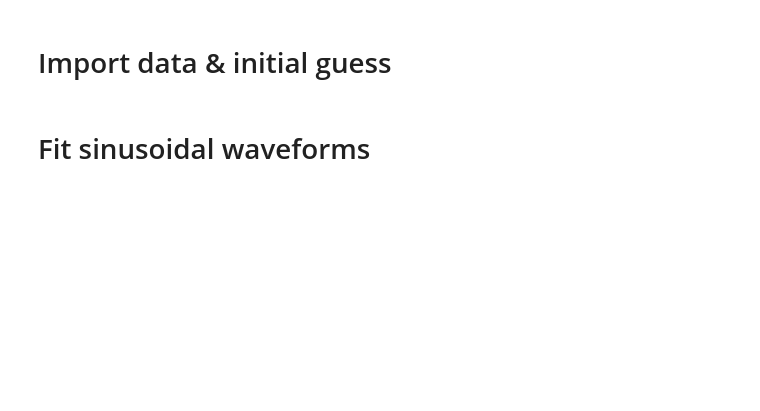
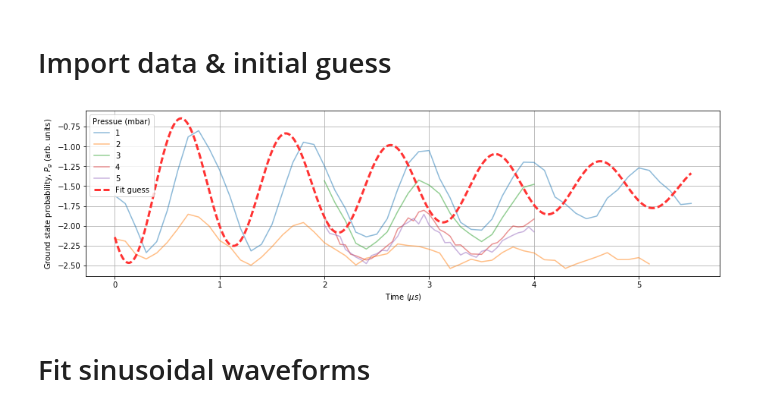
Before and after one commit to aa-morgan/rydberg-general, a Jupyter notebook: nh3_collisions/ramsey_fit.ipynb, the cells around one changed output. Saved outputs shown, nothing was run; the diff lists cells and outputs as text; code cells hidden in the pictures; blank space fills up the shorter version.

```diff
--- a/nh3_collisions/ramsey_fit.ipynb
+++ b/nh3_collisions/ramsey_fit.ipynb
@@ -22,44 +22,51 @@ def create_filepaths(numbers, pre_path):
             padded_numbers = np.append(padded_numbers, pre_path + str(n) + file_ext)
     return padded_numbers
 # %%
-def decayingSinModel(time, freq, T_decay, amp, phase, offset):
+def decayingSinModel(time, freq, T_decay, amp, phase, offset, drift):
     # Linearly decaying sinusoidal function
-    return amp * np.exp(-time/T_decay) * np.sin(2*np.pi*( freq*time ) + np.radians(phase)) + offset
+    return amp * np.exp(-time/T_decay) * np.sin(2*np.pi*( freq*time ) + np.radians(phase)) + offset + (drift*time)
 # %%
 def ramsey_fit_guess_default():
-    freq_guess = 1 # MHz
-    T_decay_guess = 4 # us
-    amp_guess = 1
+    freq_guess = 1.0 # MHz
+    T_decay_guess = 4.0 # us
+    amp_guess = 1.0
     phase_guess = 220
     offset_guess = -1.5
-    return [freq_guess, T_decay_guess, amp_guess, phase_guess, offset_guess]
+    drift_guess = 0.0
+    return [freq_guess, T_decay_guess, amp_guess, phase_guess, offset_guess, drift_guess]
 # %%
 # date = '290317'
 # file_numbers = [20,21,24,25,26]
-def ramsey_fit_test(date, file_numbers, pressures=[], guess=ramsey_fit_guess_default()):
+def ramsey_fit_test(date, file_numbers, pressures=[], guess=ramsey_fit_guess_default(), crop=[0,0]):
     file_path = "C:\data\\" + date + "\\SR" + date + "_"
     full_paths = create_filepaths(file_numbers, file_path)
     if pressures == []: pressures = np.arange(1, len(full_paths)+1, 1)
 
     matplotlib.rcParams['figure.figsize'] = (15.0, 4.0)
     min_time, max_time = 0, 0
     for i, path in enumerate(full_paths):
         data = np.loadtxt(path)
         time = data[:,1] * 10E6
+        time = time[crop[0]:len(time)-crop[1]]
+        p_g = data[:,4] * 10E9
+        p_g = p_g[crop[0]:len(p_g)-crop[1]]
+
         min_time = np.min([min_time, np.min(time)])
         max_time = np.max([max_time, np.max(time)])
-        p_g = data[:,4] * 10E9
+
         plt.plot(time, p_g, alpha=0.5, label=str(pressures[i]))
 
     timeSteps = np.linspace(min_time, max_time, 1000)
 
     plt.plot(timeSteps, decayingSinModel(timeSteps, *guess), '--', lw=3, color=[1.0,0.2,0.2], label='Fit guess')
     plt.xlabel('Time ($\mu s$)')
     plt.ylabel('Ground state probability, $P_g$ (arb. units)')
     plt.grid()
     plt.legend(title='Pressue (mbar)')
 
-# ramsey_fit_test(date, file_numbers, pressures)
+#ramsey_fit_test(date, file_numbers, pressures)
+# %% [output]
+[figure, added]
 # %% [markdown]
 # Fit sinusoidal waveforms
 # %%
```
Also changed, not shown: parts of 2 cells of this notebook, 4 other files.
